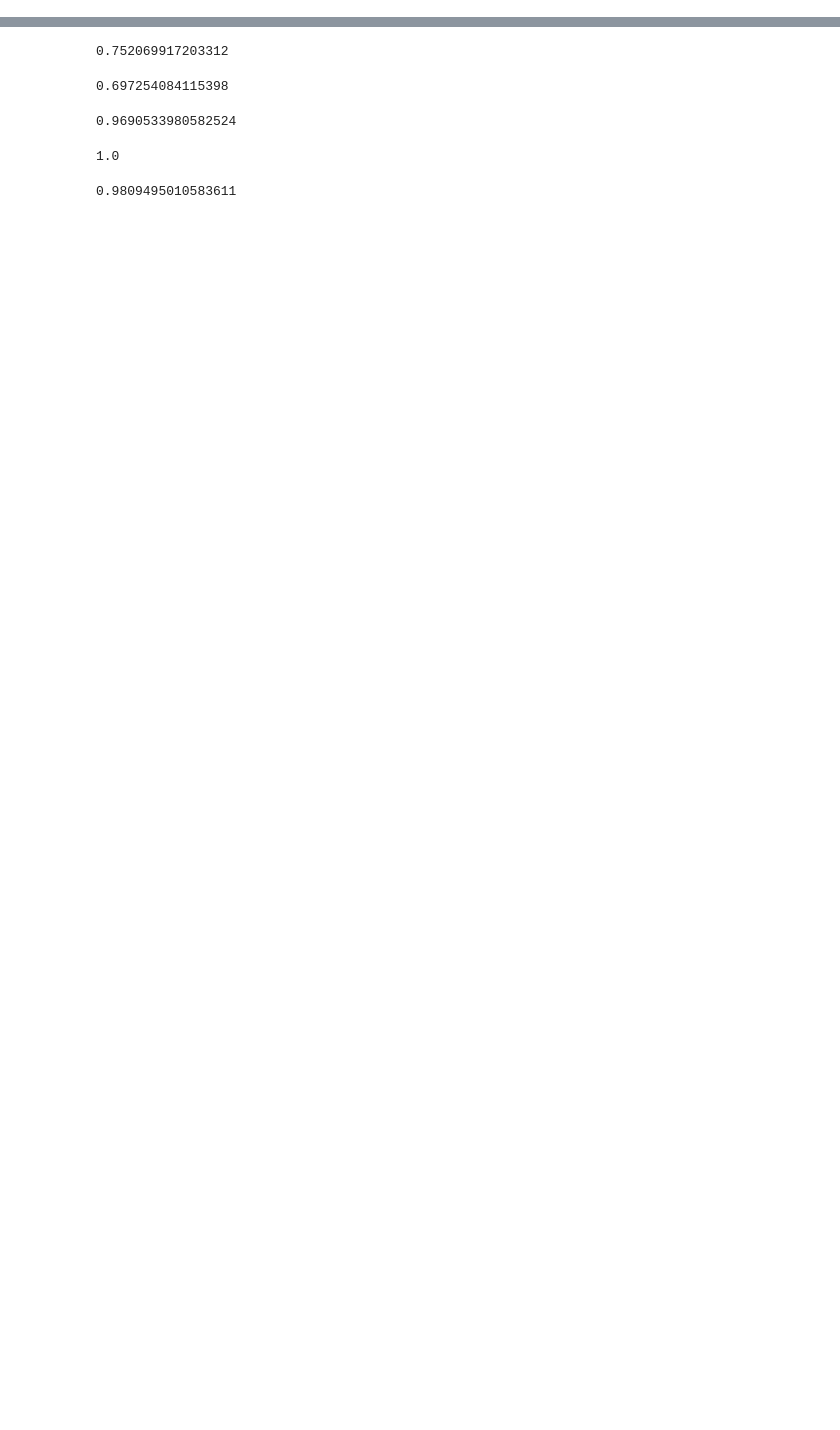
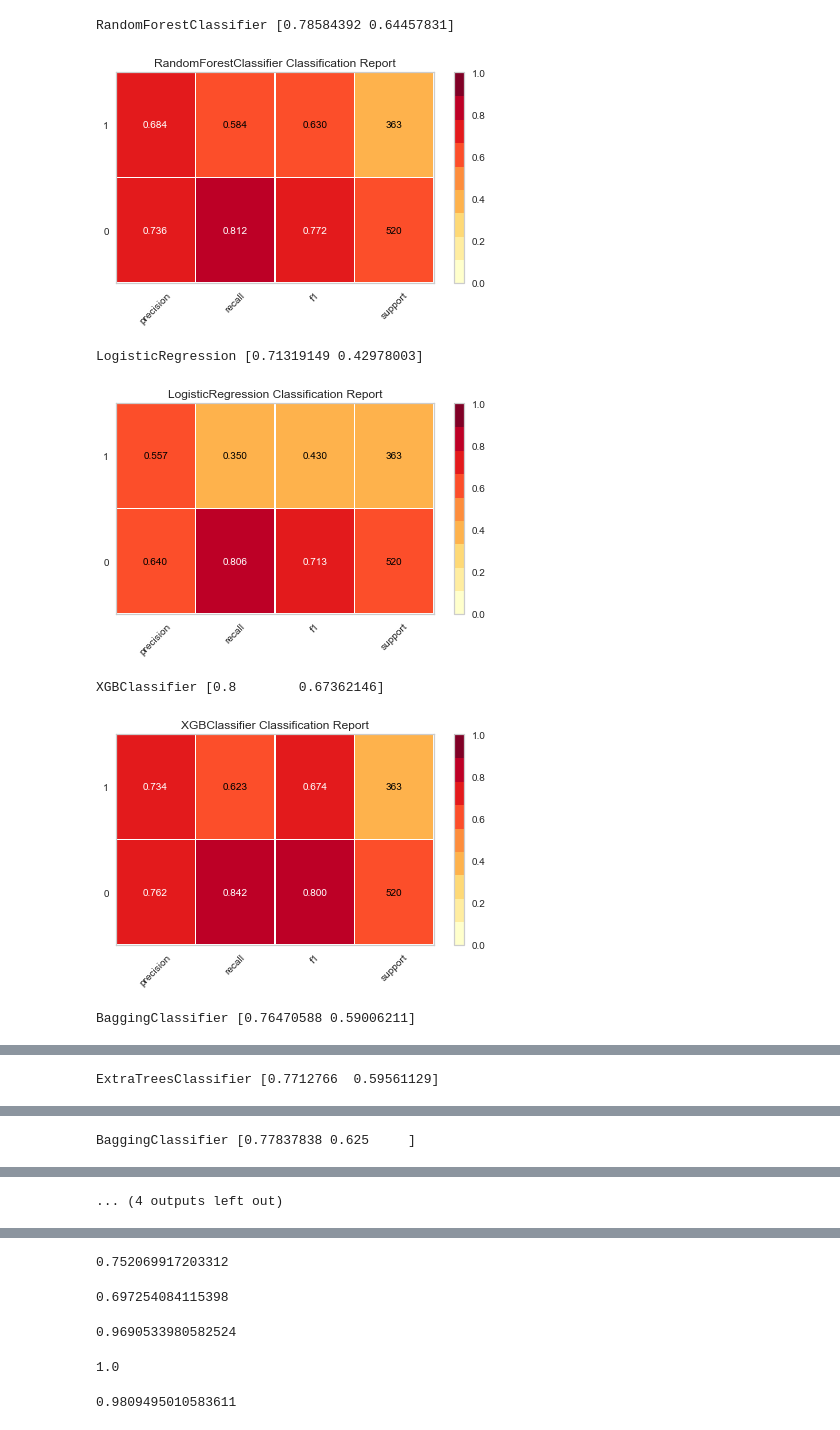
Before and after one commit to fagan2888/Box-Office, a Jupyter notebook: codes/Data_modeling_notebook/modelMoviesData.ipynb, the cells around one changed output, grey strips where cells are left out. Saved outputs shown, nothing was run; the diff lists cells and outputs as text; code cells hidden in the pictures; blank space fills up the shorter version.

```diff
--- a/codes/Data_modeling_notebook/modelMoviesData.ipynb
+++ b/codes/Data_modeling_notebook/modelMoviesData.ipynb
@@ -343,0 +294,53 @@ model.score(X_test, y_test)
+# %%
+#Set X, y
+X = test[["Budget_Real", "Holiday", "Summer", "Spring", "Fall", "Winter",
+'Rating_RT', 'Rating_IMDB', 'Rating_Metacritic','isCollection','Length',
+'Genre_Drama', 'Genre_Comedy', 'Genre_Action_Adventure', 'Genre_Thriller_Horror',
+ 'Genre_Romance', 'Genre_Crime_Mystery', 'Genre_Animation', 'Genre_Scifi',
+ 'Genre_Documentary', 'Genre_Other',
+'Rated_G_PG', 'Rated_PG-13', 'Rated_R', 'Rated_Other',
+'Comp_Disney','Comp_DreamWorks', 'Comp_Fox', 'Comp_Lionsgate',
+ 'Comp_MGM', 'Comp_Miramax', 'Comp_Paramount', 'Comp_Sony',
+ 'Comp_Universal', 'Comp_WarnerBros', 'Comp_Other',
+'Revenue_Actor_Real','Revenue_Director_Real', 'Revenue_Writer_Real',
+'Nominated_Major','Nominated_Minor', 'Won_Major', 'Won_Minor'
+]]
+y = test["Profit_Bucket_Binary"]
+
+# Next split up the data with the 'train test split' method in the Cross Validation module
+seed=3
+X_train, X_test, y_train, y_test = cross_validation.train_test_split(X, y, test_size = 0.2, random_state=seed)
+# %%
+classifiers = [
+    RandomForestClassifier(n_estimators=50, oob_score=True),
+    #SVC(kernel='linear'),
+    #SVC(kernel='rbf'),
+    #SVC(kernel='poly', degree=3),
+    LogisticRegression(random_state=1),
+    XGBClassifier(),
+    BaggingClassifier(),
+    ExtraTreesClassifier(),
+    AdaBoostClassifier(),
+    GradientBoostingClassifier(),
+    SGDClassifier(),
+    KNeighborsClassifier()]
+# %%
+for clf in classifiers:
+    clf.fit(X_train, y_train)
+    name = clf.__class__.__name__
+    expected = y_test
+    predicted = clf.predict(X_test)
+    print(name, (f1_score(expected, predicted, average=None)))
+
+    oz = ClassificationReport(clf, support=True)
+    oz.fit(X_train, y_train)
+    oz.score(X_test, y_test)
+    oz.poof()
+# %% [output]
+RandomForestClassifier [0.78584392 0.64457831]
+[figure, added]
+LogisticRegression [0.71319149 0.42978003]
+[figure, added]
+XGBClassifier [0.8        0.67362146]
+[figure, added]
+BaggingClassifier [0.76470588 0.59006211]
@@ -343,0 +348 @@ model.score(X_test, y_test)
+ExtraTreesClassifier [0.7712766  0.59561129]
@@ -343,0 +350 @@ model.score(X_test, y_test)
+BaggingClassifier [0.77837838 0.625     ]
@@ -343,0 +352 @@ model.score(X_test, y_test)
+... (4 outputs left out)
```
Also changed, not shown: parts of 99 cells of this notebook, 1 other file.
